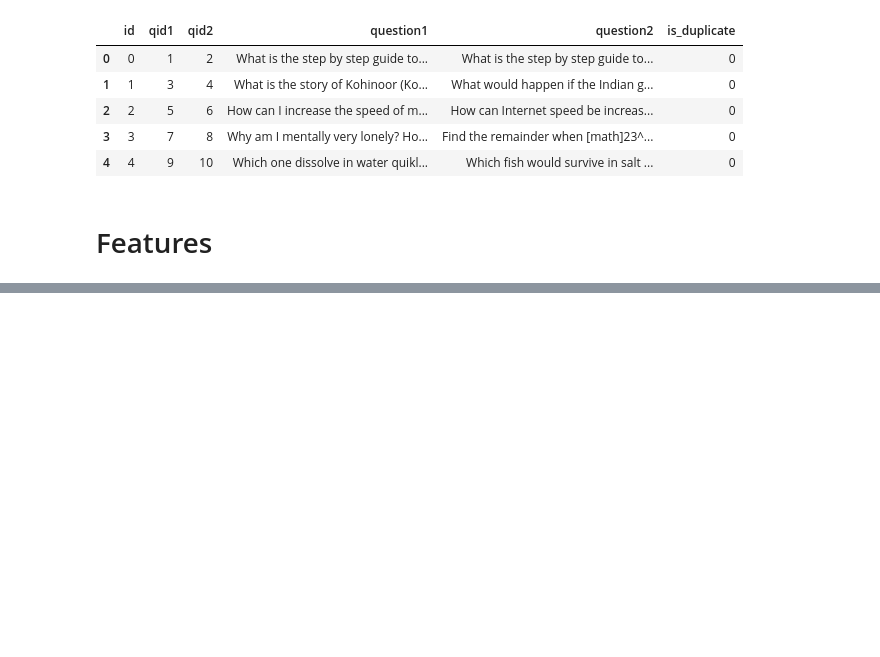
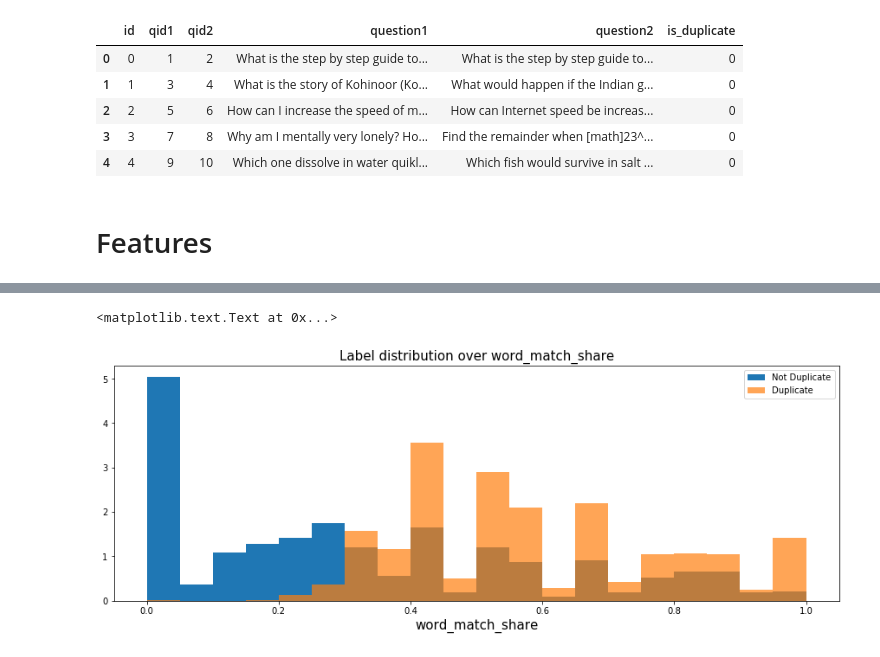
Before and after one commit to siviae/StatisticsCourseWork, a Jupyter notebook: quora-question-pairs.ipynb, the cells around one changed output, grey strips where cells are left out. Saved outputs shown, nothing was run; the diff lists cells and outputs as text; code cells hidden in the pictures; blank space fills up the shorter version.

```diff
--- a/quora-question-pairs.ipynb
+++ b/quora-question-pairs.ipynb
@@ -16,0 +42,30 @@ df_train.head()
+# %%
+stops = set(stopwords.words('english'))
+
+def word_match_share(row):
+    q1words = {}
+    q2words = {}
+    for word in str(row['question1']).lower().split():
+        if word not in stops:
+            q1words[word] = 1
+    for word in str(row['question2']).lower().split():
+        if word not in stops:
+            q2words[word] = 1
+    if len(q1words) == 0 or len(q2words) == 0:
+        # The computer-generated chaff includes a few questions that are nothing but stopwords
+        return 0
+    shared_words_in_q1 = [w for w in q1words.keys() if w in q2words]
+    shared_words_in_q2 = [w for w in q2words.keys() if w in q1words]
+    R = (len(shared_words_in_q1) + len(shared_words_in_q2)) / (len(q1words) + len(q2words))
+    return R
+
+plt.figure(figsize = (15, 5))
+train_word_match = df_train.apply(word_match_share, axis = 1, raw = True)
+plt.hist(train_word_match[df_train['is_duplicate'] == 0], bins = 20, normed = True, label = 'Not Duplicate')
+plt.hist(train_word_match[df_train['is_duplicate'] == 1], bins = 20, normed = True, alpha = 0.7, label = 'Duplicate')
+plt.legend()
+plt.title('Label distribution over word_match_share', fontsize = 15)
+plt.xlabel('word_match_share', fontsize = 15)
+# %% [output]
+<matplotlib.text.Text at 0x...>
+[figure, added]
```
Also changed, not shown: parts of 5 cells of this notebook.
